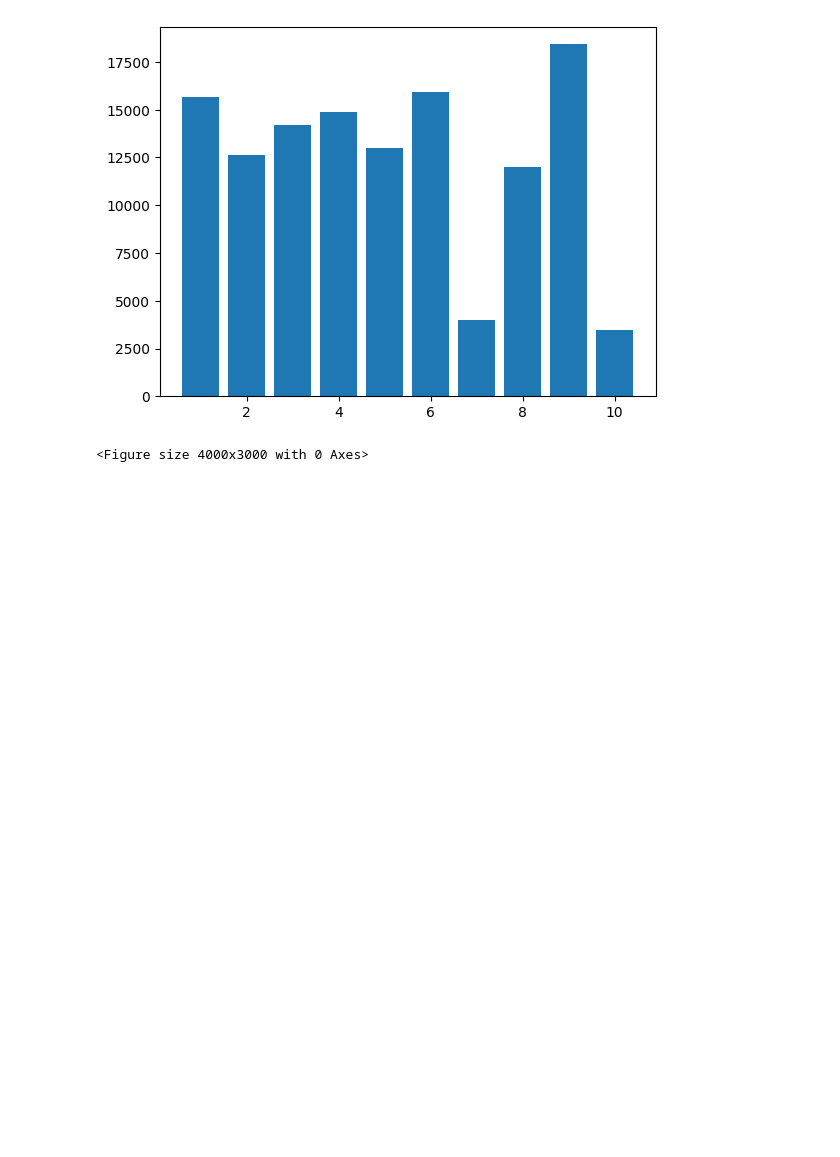
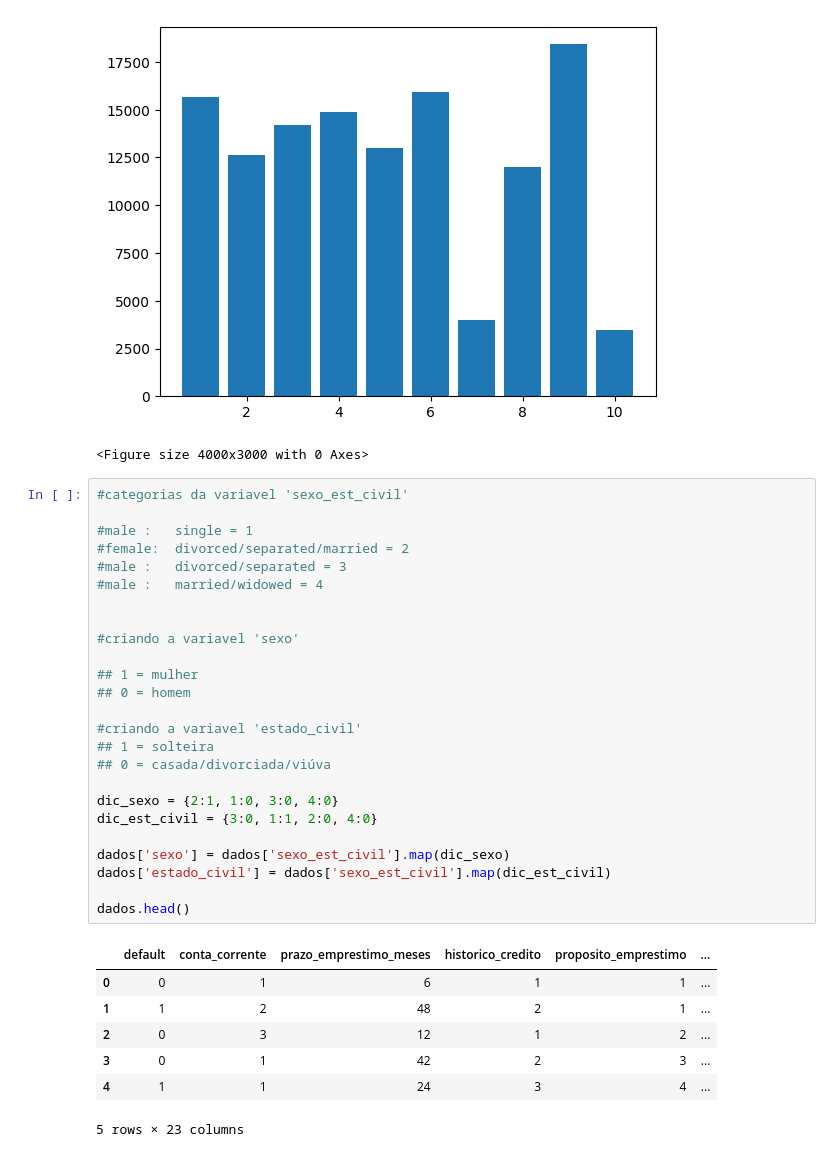
Before and after one commit to GuiHalal/Learning_Python, a Jupyter notebook: Machine Learning: Credit Scoring/Notebooks/Machine_Learning_Credit_Scoring.ipynb, the cells around one changed output. Cells and saved outputs as stored; diff of their text form; blank space fills up the shorter version.

```diff
--- a/Machine Learning: Credit Scoring/Notebooks/Machine_Learning_Credit_Scoring.ipynb
+++ b/Machine Learning: Credit Scoring/Notebooks/Machine_Learning_Credit_Scoring.ipynb
@@ -275,3 +279,36 @@ plt.show()
 # %% [output]
 [figure]
 <Figure size 4000x3000 with 0 Axes>
+# %%
+#categorias da variavel 'sexo_est_civil'
+
+#male :   single = 1
+#female:  divorced/separated/married = 2
+#male :   divorced/separated = 3
+#male :   married/widowed = 4
+
+
+#criando a variavel 'sexo'
+
+## 1 = mulher
+## 0 = homem
+
+#criando a variavel 'estado_civil'
+## 1 = solteira
+## 0 = casada/divorciada/viúva
+
+dic_sexo = {2:1, 1:0, 3:0, 4:0}
+dic_est_civil = {3:0, 1:1, 2:0, 4:0}
+
+dados['sexo'] = dados['sexo_est_civil'].map(dic_sexo)
+dados['estado_civil'] = dados['sexo_est_civil'].map(dic_est_civil)
+
+dados.head()
+# %% [output]
+|  | default | conta_corrente | prazo_emprestimo_meses | historico_credito | proposito_emprestimo | ... |
+| 0 | 0 | 1 | 6 | 1 | 1 | ... |
+| 1 | 1 | 2 | 48 | 2 | 1 | ... |
+| 2 | 0 | 3 | 12 | 1 | 2 | ... |
+| 3 | 0 | 1 | 42 | 2 | 3 | ... |
+| 4 | 1 | 1 | 24 | 3 | 4 | ... |
+5 rows × 23 columns
```
Also changed, not shown: parts of 5 cells of this notebook.
